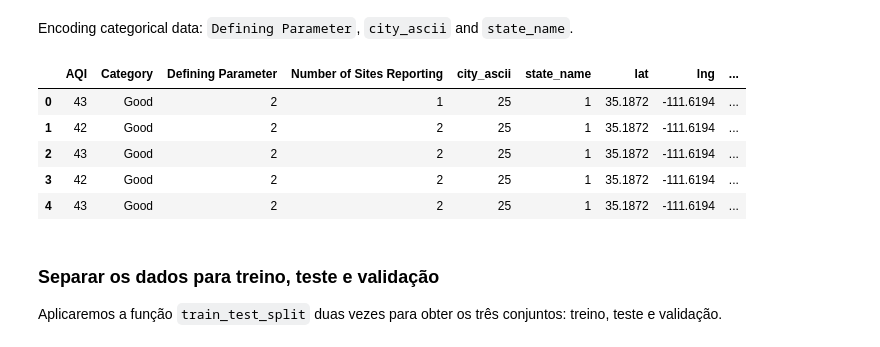
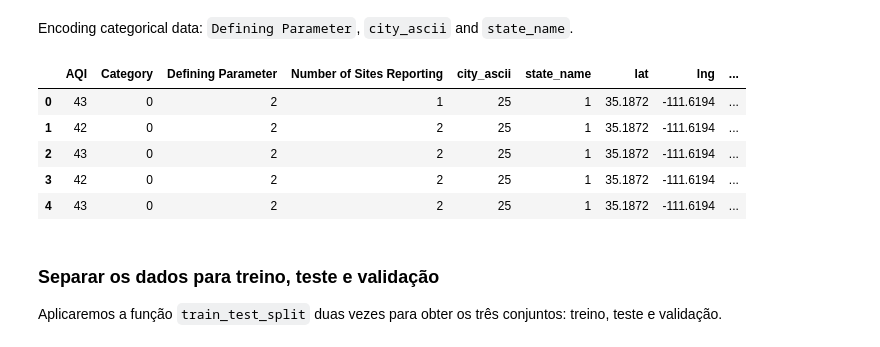
Before and after one commit to annaluizacaraciolo/Ciencia_de_Dados, a Jupyter notebook: Projeto2.ipynb, the cells around one changed output. Saved outputs shown, nothing was run; the diff lists cells and outputs as text; code cells hidden in the pictures.

```diff
--- a/Projeto2.ipynb
+++ b/Projeto2.ipynb
@@ -14,20 +14,22 @@ df.head()
 # %% [markdown]
 Encoding categorical data: `Defining Parameter`, `city_ascii` and `state_name`.
 # %%
+df['Category'] = df['Category'].astype('category')
+df['Category'] = df['Category'].cat.codes
 df['Defining Parameter'] = df['Defining Parameter'].astype('category')
 df['Defining Parameter'] = df['Defining Parameter'].cat.codes
 df['city_ascii'] = df['city_ascii'].astype('category')
 df['city_ascii'] = df['city_ascii'].cat.codes
 df['state_name'] = df['state_name'].astype('category')
 df['state_name'] = df['state_name'].cat.codes
 df.head()
 # %% [output]
 |  | AQI | Category | Defining Parameter | Number of Sites Reporting | city_ascii | state_name | lat | lng | ... |
-| 0 | 43 | Good | 2 | 1 | 25 | 1 | 35.1872 | -111.6194 | ... |
-| 1 | 42 | Good | 2 | 2 | 25 | 1 | 35.1872 | -111.6194 | ... |
-| 2 | 43 | Good | 2 | 2 | 25 | 1 | 35.1872 | -111.6194 | ... |
-| 3 | 42 | Good | 2 | 2 | 25 | 1 | 35.1872 | -111.6194 | ... |
-| 4 | 43 | Good | 2 | 2 | 25 | 1 | 35.1872 | -111.6194 | ... |
+| 0 | 43 | 0 | 2 | 1 | 25 | 1 | 35.1872 | -111.6194 | ... |
+| 1 | 42 | 0 | 2 | 2 | 25 | 1 | 35.1872 | -111.6194 | ... |
+| 2 | 43 | 0 | 2 | 2 | 25 | 1 | 35.1872 | -111.6194 | ... |
+| 3 | 42 | 0 | 2 | 2 | 25 | 1 | 35.1872 | -111.6194 | ... |
+| 4 | 43 | 0 | 2 | 2 | 25 | 1 | 35.1872 | -111.6194 | ... |
 # %% [markdown]
 ### Separar os dados para treino, teste e validação
 Aplicaremos a função `train_test_split` duas vezes para obter os três conjuntos: treino, teste e validação.
```
Also changed, not shown: parts of 22 cells of this notebook.
